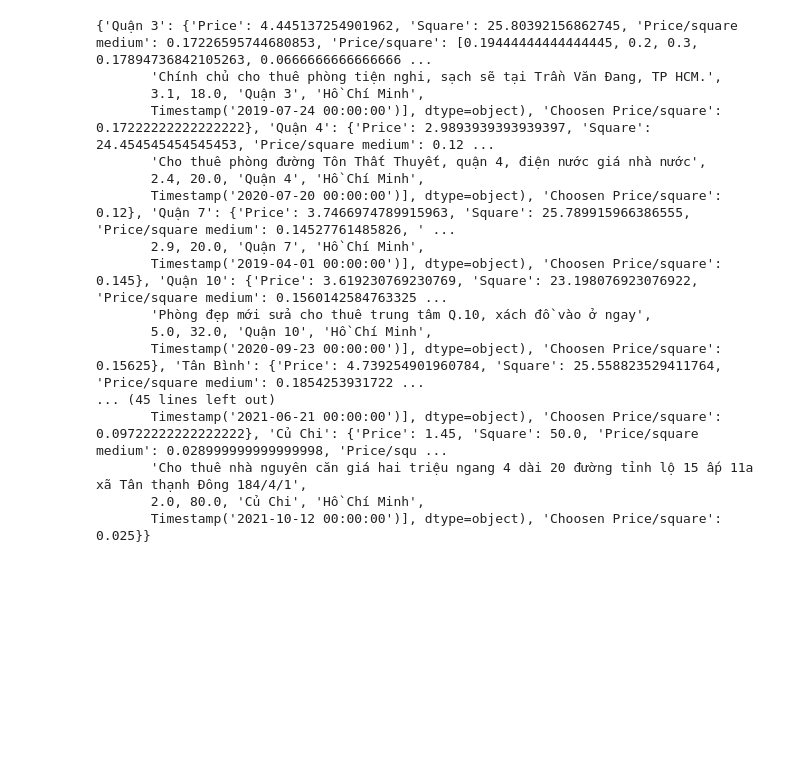
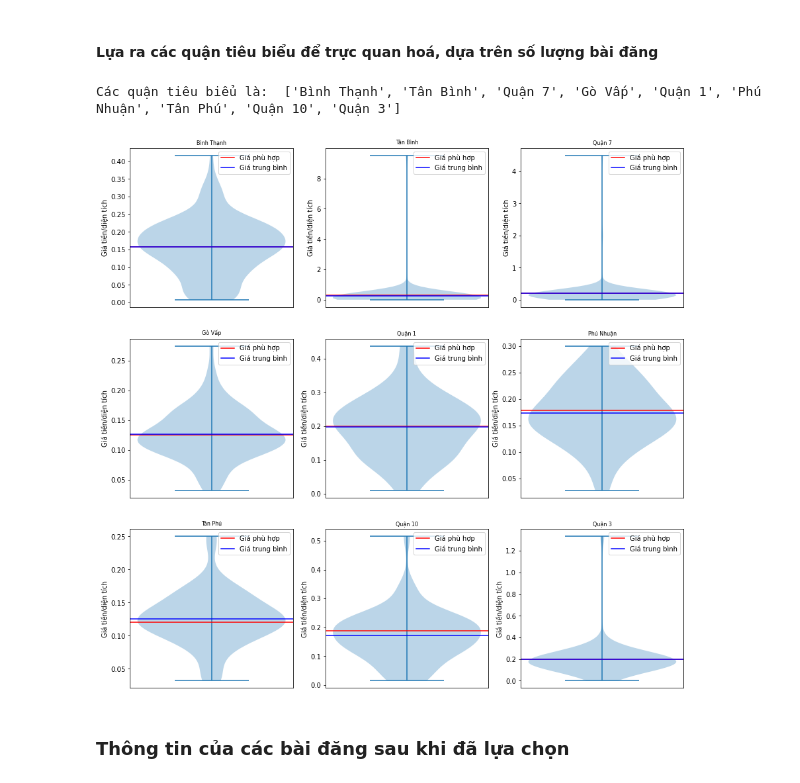
Before and after one commit to flyboy13/NM-KHDL, a Jupyter notebook: project_code/cauhoi_ndt.ipynb, the cells around one changed output. Saved outputs shown, nothing was run; the diff lists cells and outputs as text; code cells hidden in the pictures; blank space fills up the shorter version.

```diff
--- a/project_code/cauhoi_ndt.ipynb
+++ b/project_code/cauhoi_ndt.ipynb
@@ -175,20 +85,46 @@ Ngày đăng:  2021-10-12 00:00:00
-# %%
-print (array)
-# %% [output]
-{'Quận 3': {'Price': 4.445137254901962, 'Square': 25.80392156862745, 'Price/square medium': 0.17226595744680853, 'Price/square': [0.19444444444444445, 0.2, 0.3, 0.17894736842105263, 0.0666666666666666 ...
-       'Chính chủ cho thuê phòng tiện nghi, sạch sẽ tại Trần Văn Đang, TP HCM.',
-       3.1, 18.0, 'Quận 3', 'Hồ Chí Minh',
-       Timestamp('2019-07-24 00:00:00')], dtype=object), 'Choosen Price/square': 0.17222222222222222}, 'Quận 4': {'Price': 2.9893939393939397, 'Square': 24.454545454545453, 'Price/square medium': 0.12 ...
-       'Cho thuê phòng đường Tôn Thất Thuyết, quận 4, điện nước giá nhà nước',
-       2.4, 20.0, 'Quận 4', 'Hồ Chí Minh',
-       Timestamp('2020-07-20 00:00:00')], dtype=object), 'Choosen Price/square': 0.12}, 'Quận 7': {'Price': 3.7466974789915963, 'Square': 25.789915966386555, 'Price/square medium': 0.14527761485826, ' ...
-       2.9, 20.0, 'Quận 7', 'Hồ Chí Minh',
-       Timestamp('2019-04-01 00:00:00')], dtype=object), 'Choosen Price/square': 0.145}, 'Quận 10': {'Price': 3.619230769230769, 'Square': 23.198076923076922, 'Price/square medium': 0.1560142584763325 ...
-       'Phòng đẹp mới sửa cho thuê trung tâm Q.10, xách đồ vào ở ngay',
-       5.0, 32.0, 'Quận 10', 'Hồ Chí Minh',
-       Timestamp('2020-09-23 00:00:00')], dtype=object), 'Choosen Price/square': 0.15625}, 'Tân Bình': {'Price': 4.739254901960784, 'Square': 25.558823529411764, 'Price/square medium': 0.1854253931722 ...
-... (45 lines left out)
-       Timestamp('2021-06-21 00:00:00')], dtype=object), 'Choosen Price/square': 0.09722222222222222}, 'Củ Chi': {'Price': 1.45, 'Square': 50.0, 'Price/square medium': 0.028999999999999998, 'Price/squ ...
-       'Cho thuê nhà nguyên căn giá hai triệu ngang 4 dài 20 đường tỉnh lộ 15 ấp 11a xã Tân thạnh Đông 184/4/1',
-       2.0, 80.0, 'Củ Chi', 'Hồ Chí Minh',
-       Timestamp('2021-10-12 00:00:00')], dtype=object), 'Choosen Price/square': 0.025}}
+# %% [markdown]
+#### Lựa ra các quận tiêu biểu để trực quan hoá, dựa trên số lượng bài đăng
+# %%
+select = {}
+sort =[]
+for j in array:
+    # print (set(array[j]["Choosen inf"]))
+    sort.append(array[j]["Price/square count"])
+sort.sort(reverse=True)
+sort = sort[:9]
+# print (sort)
+quan = []
+for i in sort:
+    for j in array:
+        # print (set(array[j]["Choosen inf"]))
+        if i == array[j]["Price/square count"]:
+            select[j] = array[j]
+            quan.append (j)
+
+# print (select)
+print("Các quận tiêu biểu là: ", quan)
+array = select
+# %% [output]
+Các quận tiêu biểu là:  ['Bình Thạnh', 'Tân Bình', 'Quận 7', 'Gò Vấp', 'Quận 1', 'Phú Nhuận', 'Tân Phú', 'Quận 10', 'Quận 3']
+# %%
+#Vẽ biểu biểu đồ
+fig ,axis = plt.subplots(3,3,figsize =(15, 15))
+run = 0
+for i in range(0,3 ):
+    for j in range(0,3 ):
+        if run != len(quan) :
+            axis[i][j].violinplot(array[quan[run]]["Price/square"])
+            # axis[i][j].set_xlabel("Số bài đăng")
+            axis[i][j].set_ylabel("Giá tiền/diện tích")
+            axis[i][j].set_title(quan[run], fontsize = 8)
+            x = array[quan[run]]['Choosen Price/square']
+            x1 = array[quan[run]]['Price/square medium']
+            axis[i][j].axhline(y = x, color = 'r', linestyle = '-',label ='Giá phù hợp')
+            axis[i][j].axhline(y = x1, color = 'b', linestyle = '-',label ='Giá trung bình')
+            axis[i][j].legend()
+            axis[i][j].set_xticks([])
+            run += 1
+# %% [output]
+[figure, added]
+# %% [markdown]
+### Thông tin của các bài đăng sau khi đã lựa chọn
```
Also changed, not shown: parts of 7 cells of this notebook.
